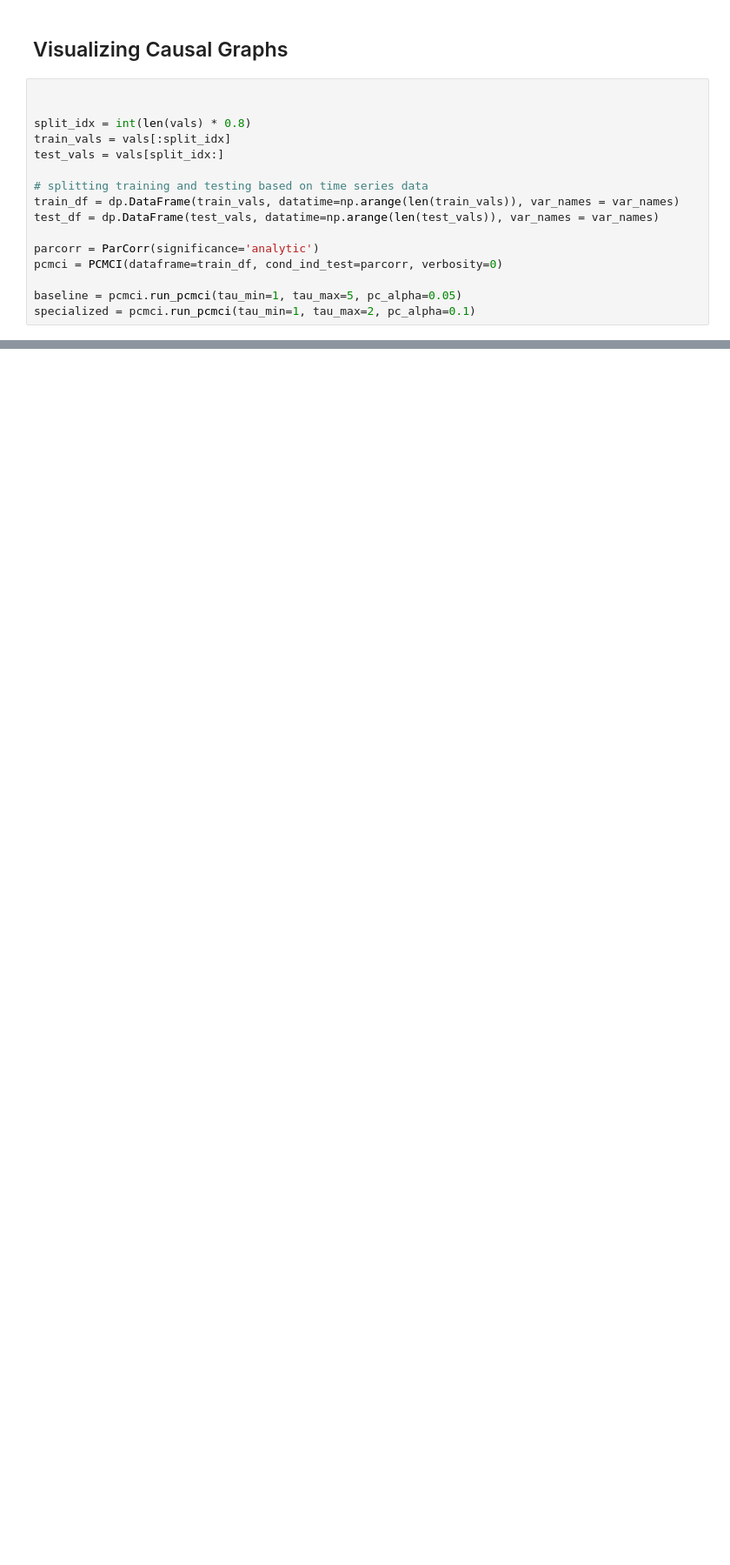
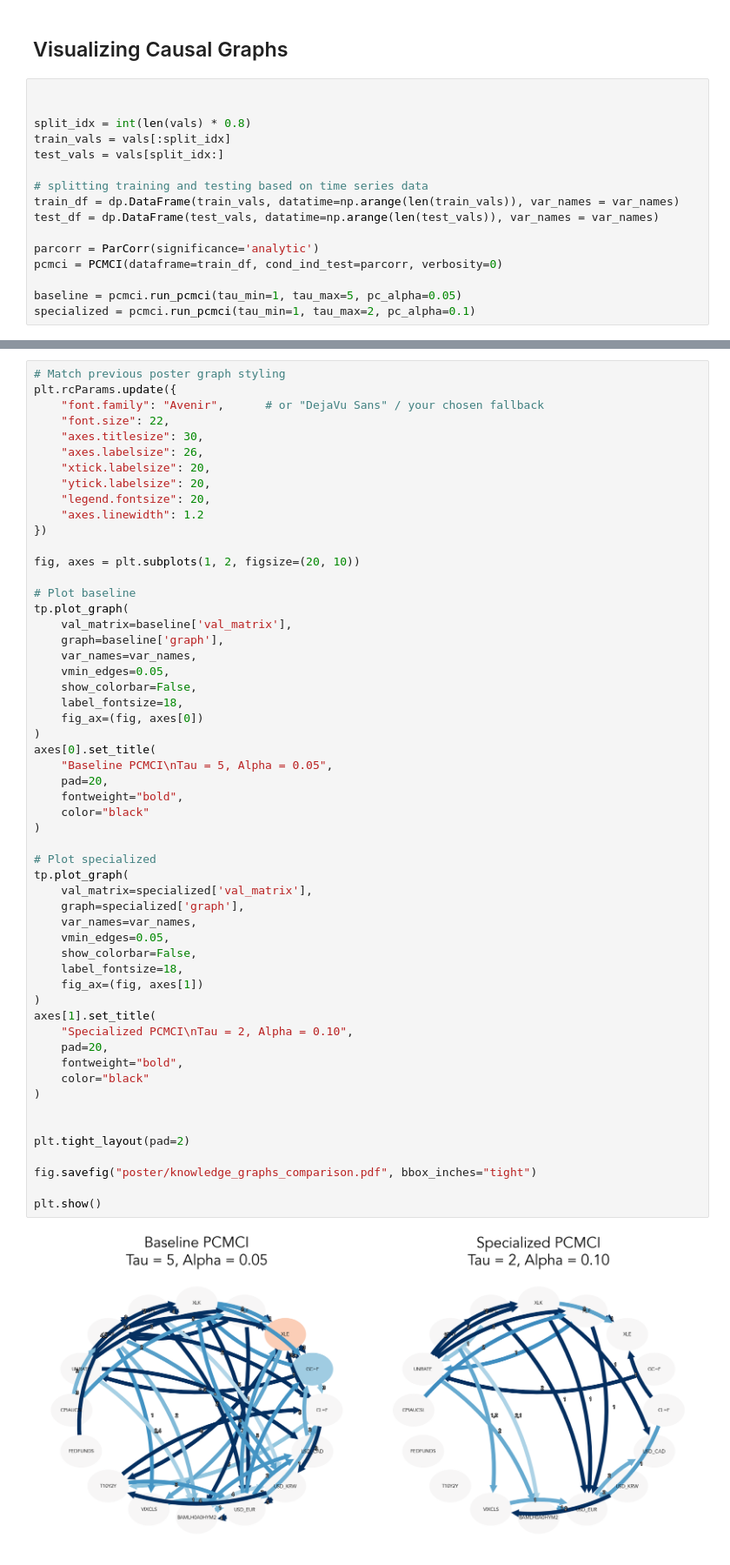
Before and after one commit to lauradiazrodriguez/dsc180_group1, a Jupyter notebook: notebooks/Initial_EDA_and_Optimization.ipynb, the cells around one changed output, grey strips where cells are left out. Shown at 87% size. Saved outputs shown, nothing was run; the diff lists cells and outputs as text; blank space fills up the shorter version.

```diff
--- a/notebooks/Initial_EDA_and_Optimization.ipynb
+++ b/notebooks/Initial_EDA_and_Optimization.ipynb
@@ -412,0 +414,57 @@ plt.show()
+# %%
+# Match previous poster graph styling
+plt.rcParams.update({
+    "font.family": "Avenir",      # or "DejaVu Sans" / your chosen fallback
+    "font.size": 22,
+    "axes.titlesize": 30,
+    "axes.labelsize": 26,
+    "xtick.labelsize": 20,
+    "ytick.labelsize": 20,
+    "legend.fontsize": 20,
+    "axes.linewidth": 1.2
+})
+
+fig, axes = plt.subplots(1, 2, figsize=(20, 10))
+
+# Plot baseline
+tp.plot_graph(
+    val_matrix=baseline['val_matrix'],
+    graph=baseline['graph'],
+    var_names=var_names,
+    vmin_edges=0.05,
+    show_colorbar=False,
+    label_fontsize=18,
+    fig_ax=(fig, axes[0])
+)
+axes[0].set_title(
+    "Baseline PCMCI\nTau = 5, Alpha = 0.05",
+    pad=20,
+    fontweight="bold",
+    color="black"
+)
+
+# Plot specialized
+tp.plot_graph(
+    val_matrix=specialized['val_matrix'],
+    graph=specialized['graph'],
+    var_names=var_names,
+    vmin_edges=0.05,
+    show_colorbar=False,
+    label_fontsize=18,
+    fig_ax=(fig, axes[1])
+)
+axes[1].set_title(
+    "Specialized PCMCI\nTau = 2, Alpha = 0.10",
+    pad=20,
+    fontweight="bold",
+    color="black"
+)
+
+
+plt.tight_layout(pad=2)
+
+fig.savefig("poster/knowledge_graphs_comparison.pdf", bbox_inches="tight")
+
+plt.show()
+# %% [output]
+[figure, added]
```
Also changed, not shown: parts of 13 cells of this notebook, 1 other file.
